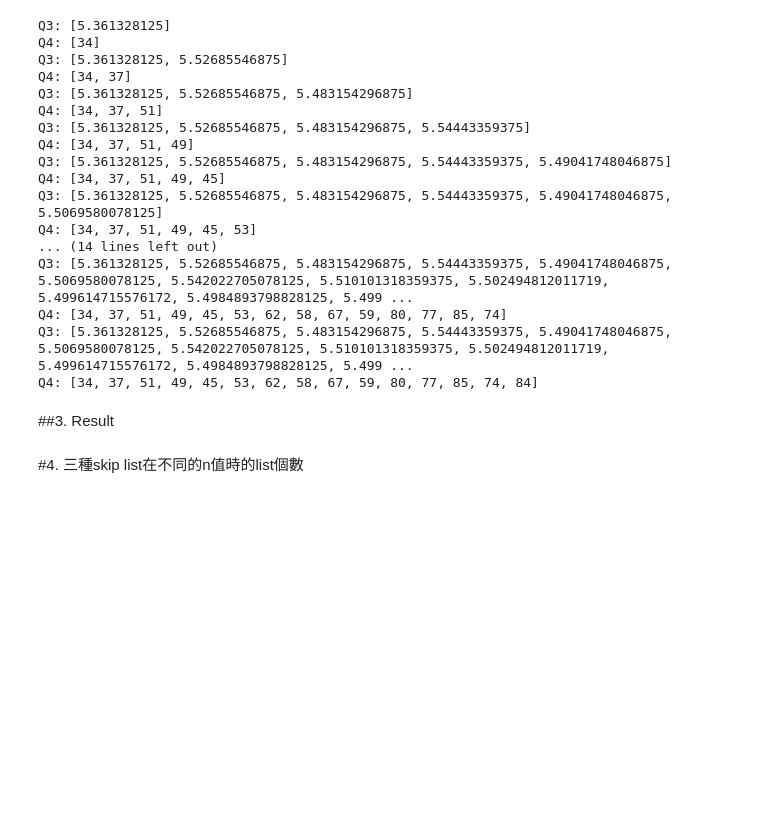
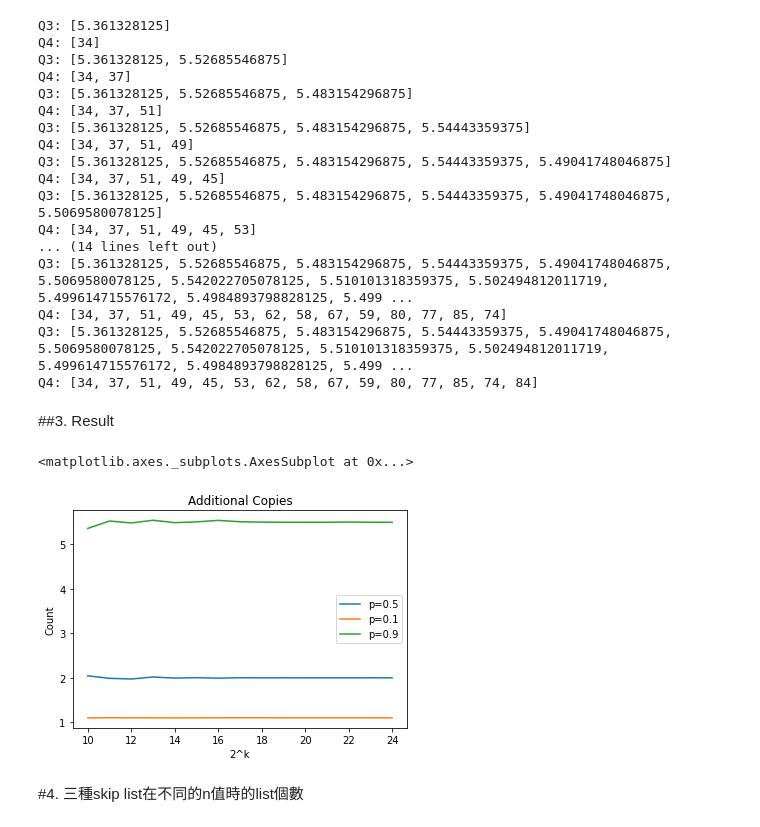
Before and after one commit to BensonHermes/2021_1101_Data_Structure, a Jupyter notebook: [DS]108307041_HW2.ipynb, the cells around one changed output. Drawn from its saved outputs; the diff is of its cells as text; code cells hidden in the pictures; blank space fills up the shorter version.

```diff
--- a/[DS]108307041_HW2.ipynb
+++ b/[DS]108307041_HW2.ipynb
@@ -1467,3 +1819,14 @@ Q4: [34, 37, 51, 49, 45, 53, 62, 58, 67, 59, 80, 77, 85, 74, 84]
 skip_num_copies=[2.044921875, 1.98828125, 1.97265625, 2.01806640625, 1.99371337890625, 2.002471923828125, 1.991455078125, 2.00177001953125, 1.9997901916503906, 2.0000839233398438, 1.9997472763061523, 1.9996047019958496, 1.9991464614868164, 2.000252366065979, 1.9994829297065735]
 skip_pntone_num_copies=[1.09765625, 1.10107421875, 1.099853515625, 1.0987548828125, 1.09783935546875, 1.09844970703125, 1.1003875732421875, 1.1008834838867188, 1.1006088256835938, 1.1004581451416016, 1.0995550155639648, 1.0998611450195312, 1.0999431610107422, 1.1001684665679932, 1.0999978184700012]
 skip_pntnine_num_copies=[5.361328125, 5.52685546875, 5.483154296875, 5.54443359375, 5.49041748046875, 5.5069580078125, 5.542022705078125, 5.510101318359375, 5.502494812011719, 5.499614715576172, 5.4984893798828125, 5.499314308166504, 5.504437208175659, 5.499379873275757, 5.498207211494446]
+# %%
+copies_df = pd.DataFrame({
+    'p=0.5':skip_num_copies,
+    'p=0.1':skip_pntone_num_copies,
+    'p=0.9':skip_pntnine_num_copies
+})
+copies_df.index = np.arange(10, len(copies_df)+10)
+copies_df.plot(xlabel='2^k', ylabel='Count', title='Additional Copies')
+# %% [output]
+<matplotlib.axes._subplots.AxesSubplot at 0x...>
+[figure, added]
```
Also changed, not shown: parts of 45 cells of this notebook.
